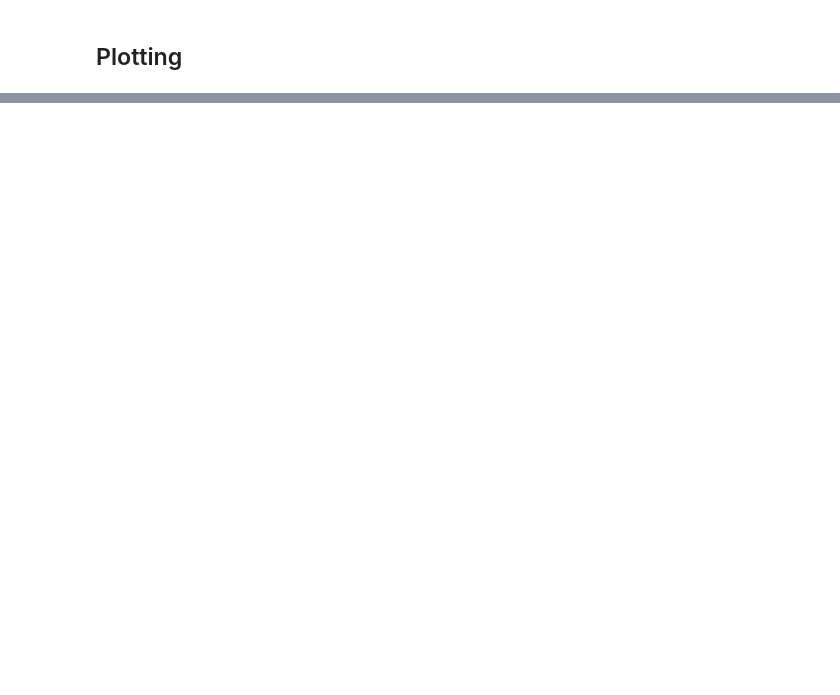
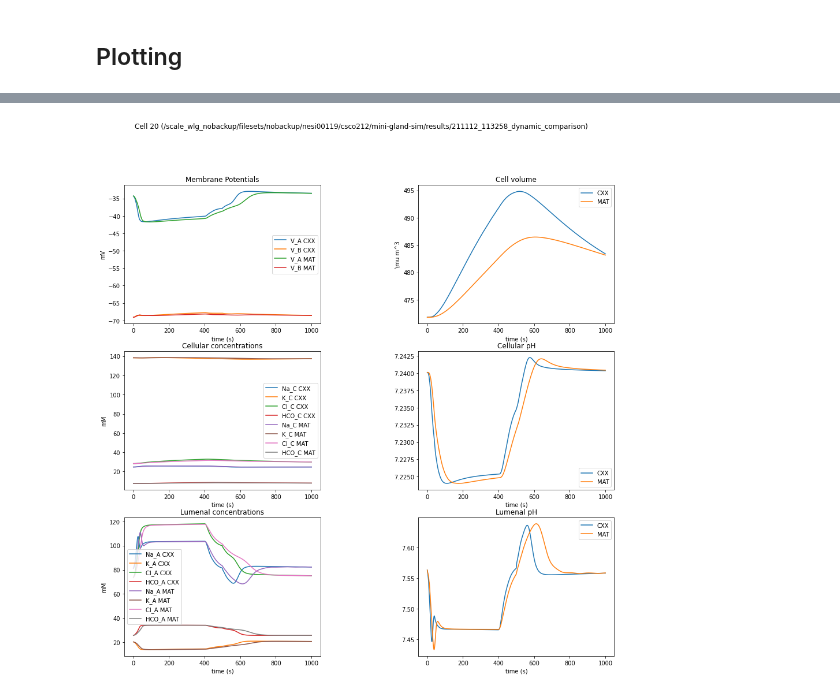
Before and after one commit to jrugis/mini-gland-sim, a Jupyter notebook: notebooks/plot_time_compare.ipynb, the cells around one changed output, grey strips where cells are left out. Saved outputs shown, nothing was run; the diff lists cells and outputs as text; code cells hidden in the pictures; blank space fills up the shorter version.

```diff
--- a/notebooks/plot_time_compare.ipynb
+++ b/notebooks/plot_time_compare.ipynb
@@ -21,3 +10,8 @@ varidx = variables.index(variable)
+# %%
+cell = 20
+cell_no = cell - 1
+maxtime = None
+mintime = None
 # %% [markdown]
 ## Load C++ results
 # %%
@@ -69,11 +78,19 @@ output time interval: 10.000000 s
 ## Load Matlab results
 # %%
 results_mat = h5py.File('matlab_results.h5', 'r')
-print(results_mat)
 
 x_mat = np.asarray(results_mat['/x'])
 print("x_mat shape", x_mat.shape)
 
 # time values
 timevals_mat = np.asarray(results_mat['/t'])[:,0]
+
+# cells and discs
+xc_mat = x_mat[:, :n_c * v_c].reshape(len(timevals_mat), n_c, v_c)
+xl_mat = x_mat[:, n_c * v_c:].reshape(len(timevals_mat), n_l, v_l)
+print("xc.shape", xc_mat.shape)
+print("xl.shape", xl_mat.shape)
+
+yy_c_mat = xc_mat[:, cell_no, :]
+yy_l_mat = xl_mat[:, disc_index, :]
 # %% [output]
@@ -145,2 +102,71 @@ for cell0 in range(n_c):
+# %%
+nrow = 3
+ncol = 2
+fig, plots = plt.subplots(nrow, ncol, squeeze=False)
+plt.subplots_adjust(wspace=0.5)
+fig.set_size_inches(ncol * 7.6, nrow * 5.0)
+fig.suptitle(f"Cell {cell} ({os.getcwd()})")
+
+plots[0, 0].plot(timevals, yy_c_cxx[:, 0], label="V_A CXX")
+plots[0, 0].plot(timevals, yy_c_cxx[:, 1], label="V_B CXX")
+plots[0, 0].plot(timevals_mat, yy_c_mat[:, 0], label="V_A MAT")
+plots[0, 0].plot(timevals_mat, yy_c_mat[:, 1], label="V_B MAT")
+plots[0, 0].legend(loc='best')
+plots[0, 0].set_title("Membrane Potentials")
+plots[0, 0].set_xlabel("time (s)")
+plots[0, 0].set_ylabel("mV")
+plots[0, 0].ticklabel_format(useOffset=False)
+
+plots[0, 1].plot(timevals, yy_c_cxx[:, 2], label="CXX")
+plots[0, 1].plot(timevals_mat, yy_c_mat[:, 2], label="MAT")
+plots[0, 1].legend(loc='best')
+plots[0, 1].set_title("Cell volume")
+plots[0, 1].set_xlabel("time (s)")
+plots[0, 1].set_ylabel("\\mu m^3")
+plots[0, 1].ticklabel_format(useOffset=False)
+
+plots[1, 0].plot(timevals, yy_c_cxx[:, 3], label="Na_C CXX")
+plots[1, 0].plot(timevals, yy_c_cxx[:, 4], label="K_C CXX")
+plots[1, 0].plot(timevals, yy_c_cxx[:, 5], label="Cl_C CXX")
+plots[1, 0].plot(timevals, yy_c_cxx[:, 6], label="HCO_C CXX")
+plots[1, 0].plot(timevals_mat, yy_c_mat[:, 3], label="Na_C MAT")
+plots[1, 0].plot(timevals_mat, yy_c_mat[:, 4], label="K_C MAT")
+plots[1, 0].plot(timevals_mat, yy_c_mat[:, 5], label="Cl_C MAT")
+plots[1, 0].plot(timevals_mat, yy_c_mat[:, 6], label="HCO_C MAT")
+plots[1, 0].legend(loc='best')
+plots[1, 0].set_title("Cellular concentrations")
+plots[1, 0].set_xlabel("time (s)")
+plots[1, 0].set_ylabel("mM")
+plots[1, 0].ticklabel_format(useOffset=False)
+
+plots[1, 1].plot(timevals, -np.log10(yy_c_cxx[:, 7] * 1e-3), label="CXX")
+plots[1, 1].plot(timevals_mat, -np.log10(yy_c_mat[:, 7] * 1e-3), label="MAT")
+plots[1, 1].legend(loc='best')
+plots[1, 1].set_title("Cellular pH")
+plots[1, 1].set_xlabel("time (s)")
+plots[1, 1].ticklabel_format(useOffset=False)
+
+plots[2, 0].plot(timevals, yy_l_cxx[:, 0], label="Na_A CXX")
+plots[2, 0].plot(timevals, yy_l_cxx[:, 1], label="K_A CXX")
+plots[2, 0].plot(timevals, yy_l_cxx[:, 2], label="Cl_A CXX")
+plots[2, 0].plot(timevals, yy_l_cxx[:, 3], label="HCO_A CXX")
+plots[2, 0].plot(timevals_mat, yy_l_mat[:, 0], label="Na_A MAT")
+plots[2, 0].plot(timevals_mat, yy_l_mat[:, 1], label="K_A MAT")
+plots[2, 0].plot(timevals_mat, yy_l_mat[:, 2], label="Cl_A MAT")
+plots[2, 0].plot(timevals_mat, yy_l_mat[:, 3], label="HCO_A MAT")
+plots[2, 0].legend(loc='best')
+plots[2, 0].set_title("Lumenal concentrations")
+plots[2, 0].set_xlabel("time (s)")
+plots[2, 0].set_ylabel("mM")
+plots[2, 0].ticklabel_format(useOffset=False)
+
+plots[2, 1].plot(timevals, -np.log10(yy_l_cxx[:, 4] * 1e-3), label="CXX")
+plots[2, 1].plot(timevals_mat, -np.log10(yy_l_mat[:, 4] * 1e-3), label="MAT")
+plots[2, 1].legend(loc='best')
+plots[2, 1].set_title("Lumenal pH")
+plots[2, 1].set_xlabel("time (s)")
+plots[2, 1].ticklabel_format(useOffset=False)
+# %% [output]
+[figure, added]
 # %%
 fig.savefig('plot_time_compare.pdf')
```
Also changed, not shown: parts of 11 cells of this notebook, 1 other file.
